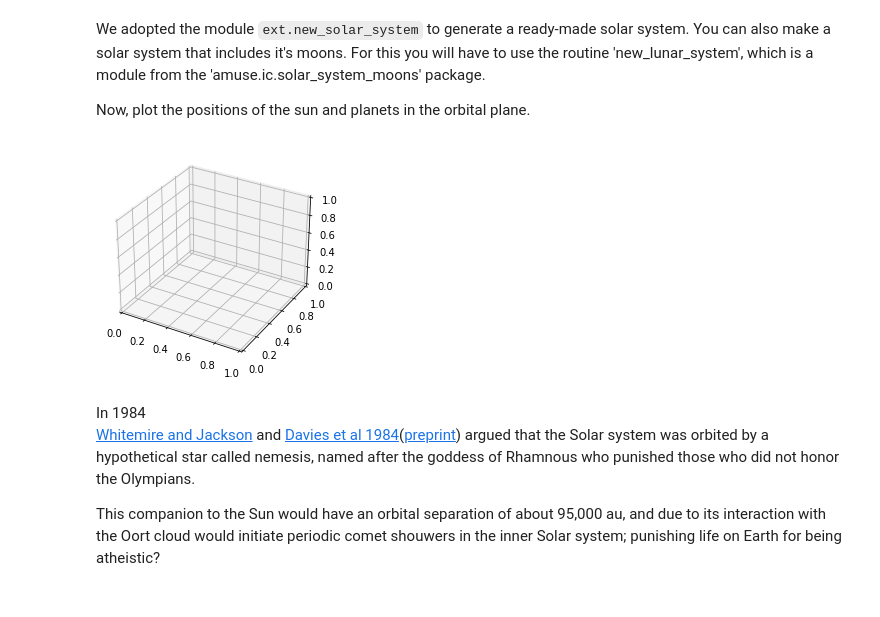
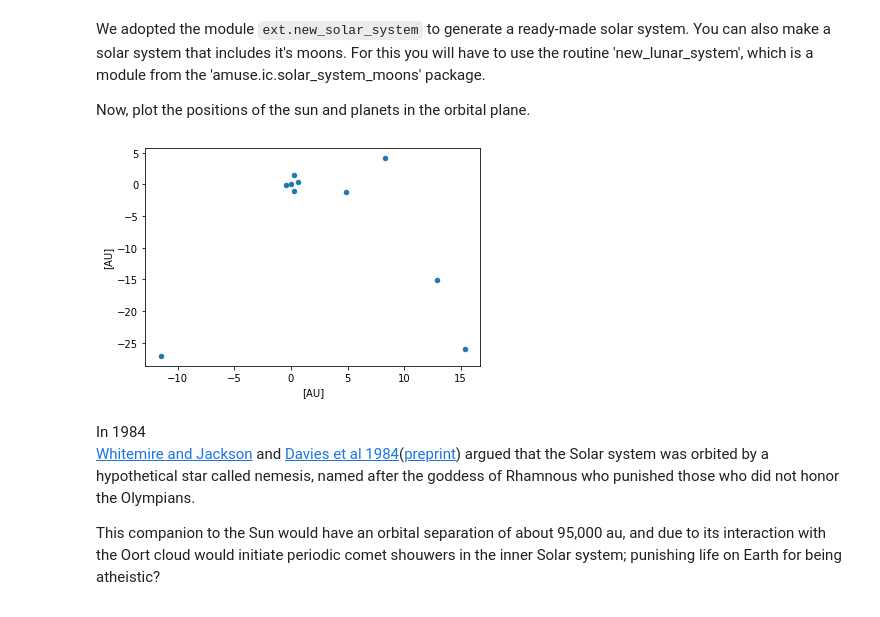
Before and after one commit to L7aler/AMUSE, a Jupyter notebook: Nemesis_and_the_Sun.ipynb, the cells around one changed output. Saved outputs shown, nothing was run; the diff lists cells and outputs as text; code cells hidden in the pictures.

```diff
--- a/Nemesis_and_the_Sun.ipynb
+++ b/Nemesis_and_the_Sun.ipynb
@@ -72,20 +72,18 @@ Now, plot the positions of the sun and planets in the orbital plane.
 # %%
 import matplotlib.pyplot as plt
 from amuse.plot import scatter
 fig = plt.figure()
-ax = fig.add_subplot(projection='3d')
+#ax = fig.add_subplot(projection='3d')
 
 x = sun_and_planets.position[:, 0]
 y = sun_and_planets.position[:, 1]
 z = sun_and_planets.position[:, 2]
 #print(x, y, z)
 
-#x = [-0.00835408821766, -0.392320105637, 0.625115069698, 0.233739853966, 0.243476929903, 4.83307735425, 8.33501263003, 12.8860154739, 15.3713430266, -11.5179164835]
-#y = [0.0019229394648, -0.174942361391, 0.351778173567, -0.985544827234, 1.52791277062, -1.15839710456, 4.12672150359, -15.1092284622, -25.9173916705, -27.0760209435]
-#z = [0.000214547107396, 0.0210104685073, -0.0315707701015, 0.000210004344471, 0.0259926608886, -0.103407497364, -0.403308870007, -0.223093031785, 0.179473320058, 6.22892988278]
-#ax.scatter(x, y, z)
+scatter(x.in_(units.AU), y.in_(units.AU), s = 20)
+plt.show()
 # %% [output]
-[figure, old version]
+[figure, new version]
 # %% [markdown]
 In 1984
 [Whitemire and Jackson](https://ui.adsabs.harvard.edu/abs/1984Natur.308..713W/abstract) and [Davies et al 1984](
```
Also changed, not shown: parts of 22 cells of this notebook.
